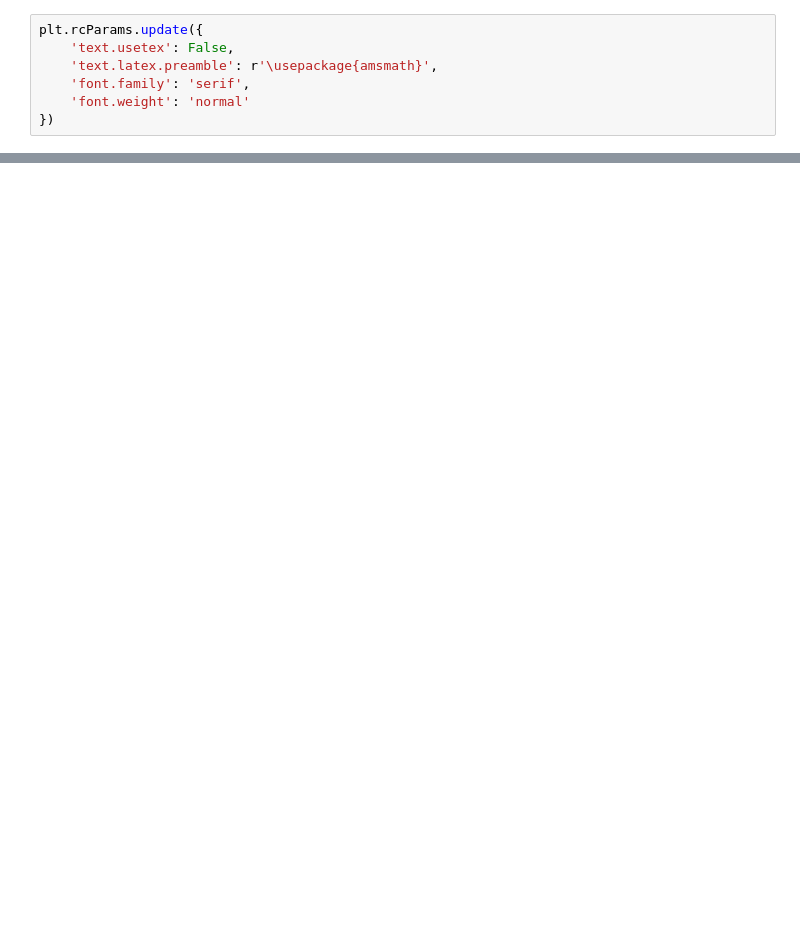
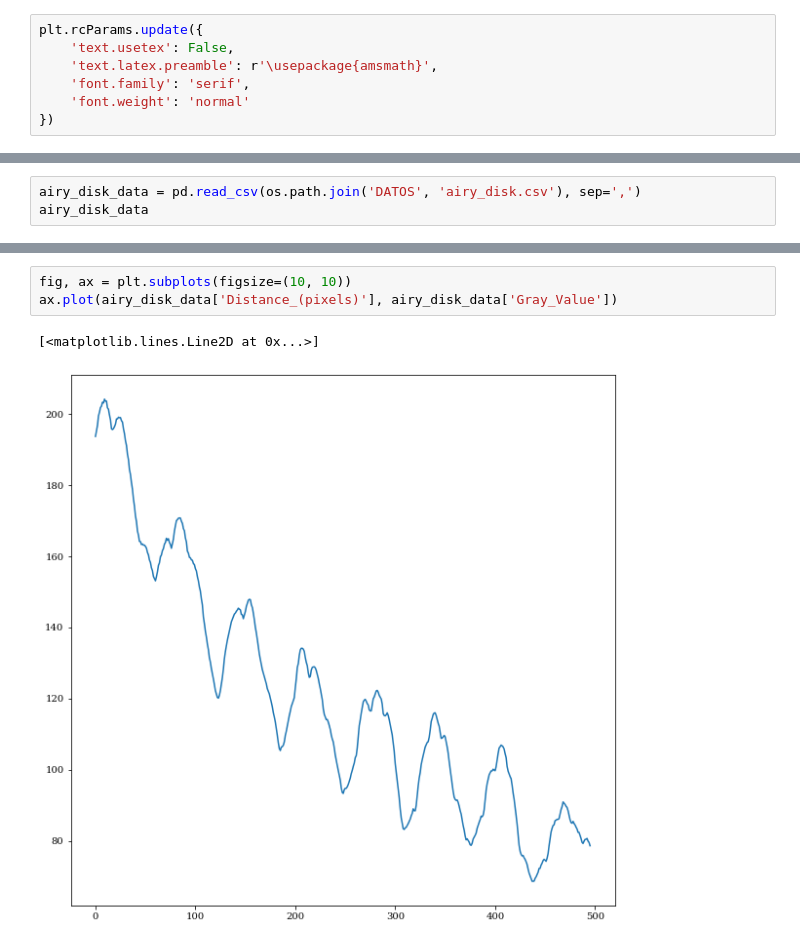
Before and after one commit to ojedarcelo/ondascodigos, a Jupyter notebook: LAB6/lab6_ondas.ipynb, the cells around one changed output, grey strips where cells are left out. Saved outputs shown, nothing was run; the diff lists cells and outputs as text; blank space fills up the shorter version.

```diff
--- a/LAB6/lab6_ondas.ipynb
+++ b/LAB6/lab6_ondas.ipynb
@@ -214,0 +241,3 @@ ax.legend(fontsize=15, markerscale=1)
+# %%
+airy_disk_data = pd.read_csv(os.path.join('DATOS', 'airy_disk.csv'), sep=',')
+airy_disk_data
@@ -214,0 +258,6 @@ ax.legend(fontsize=15, markerscale=1)
+# %%
+fig, ax = plt.subplots(figsize=(10, 10))
+ax.plot(airy_disk_data['Distance_(pixels)'], airy_disk_data['Gray_Value'])
+# %% [output]
+[<matplotlib.lines.Line2D at 0x...>]
+[figure, added]
```
Also changed, not shown: parts of 33 cells of this notebook, 6 other files.
